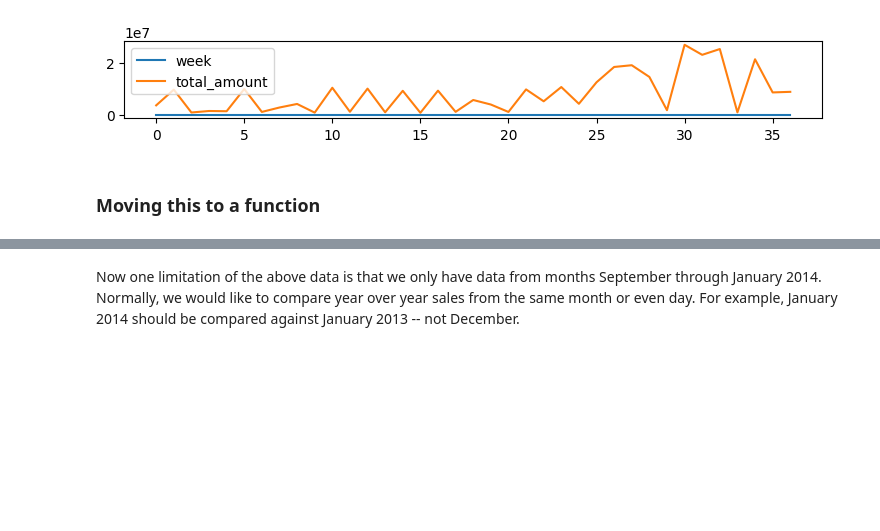
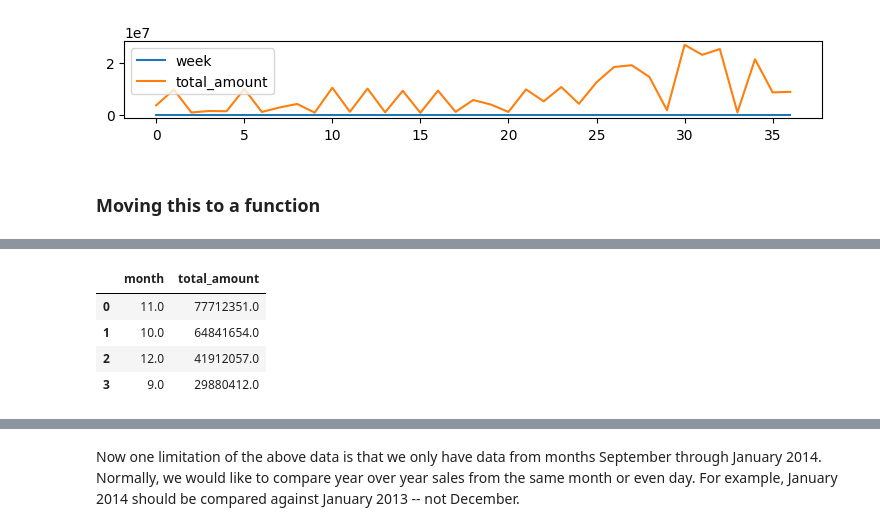
Before and after one commit to tech-interviews-jigsaw/engineering-assessments, a Jupyter notebook: data-analysis/1-approaches-for-problems/4-exploring-data.ipynb, the cells around one changed output, grey strips where cells are left out. Saved outputs shown, nothing was run; the diff lists cells and outputs as text; code cells hidden in the pictures; blank space fills up the shorter version.

```diff
--- a/data-analysis/1-approaches-for-problems/4-exploring-data.ipynb
+++ b/data-analysis/1-approaches-for-problems/4-exploring-data.ipynb
@@ -87,0 +103,9 @@ def build_grouped_by(table_name, col, engine, order_by_col = False):
+# %%
+group_by_month_desc_amount = build_grouped_by('transactions', 'month', conn, order_by_col = False)[:4]
+group_by_month_desc_amount[:4]
+# %% [output]
+|  | month | total_amount |
+| 0 | 11.0 | 77712351.0 |
+| 1 | 10.0 | 64841654.0 |
+| 2 | 12.0 | 41912057.0 |
+| 3 | 9.0 | 29880412.0 |
```
Also changed, not shown: parts of 11 cells of this notebook.
